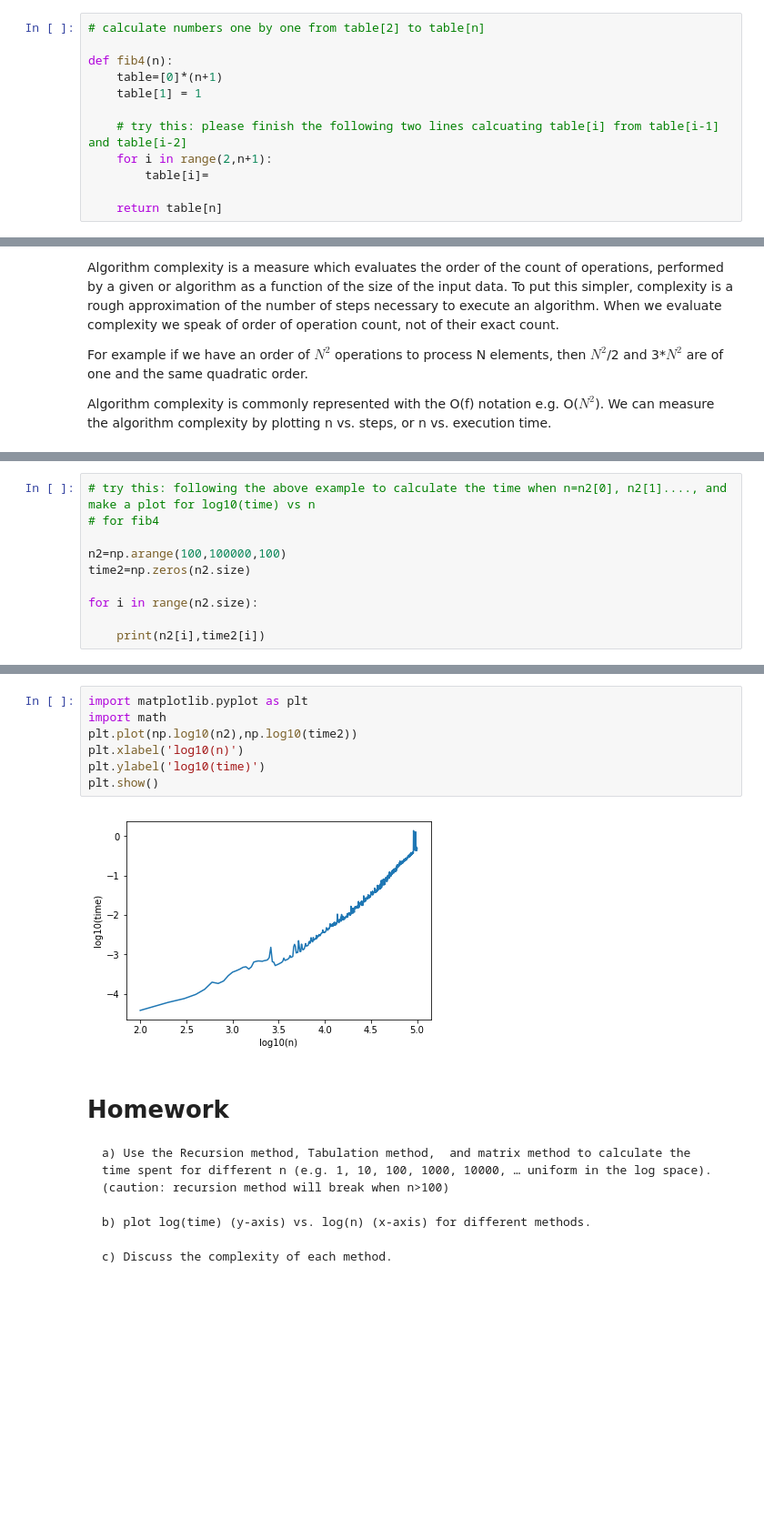
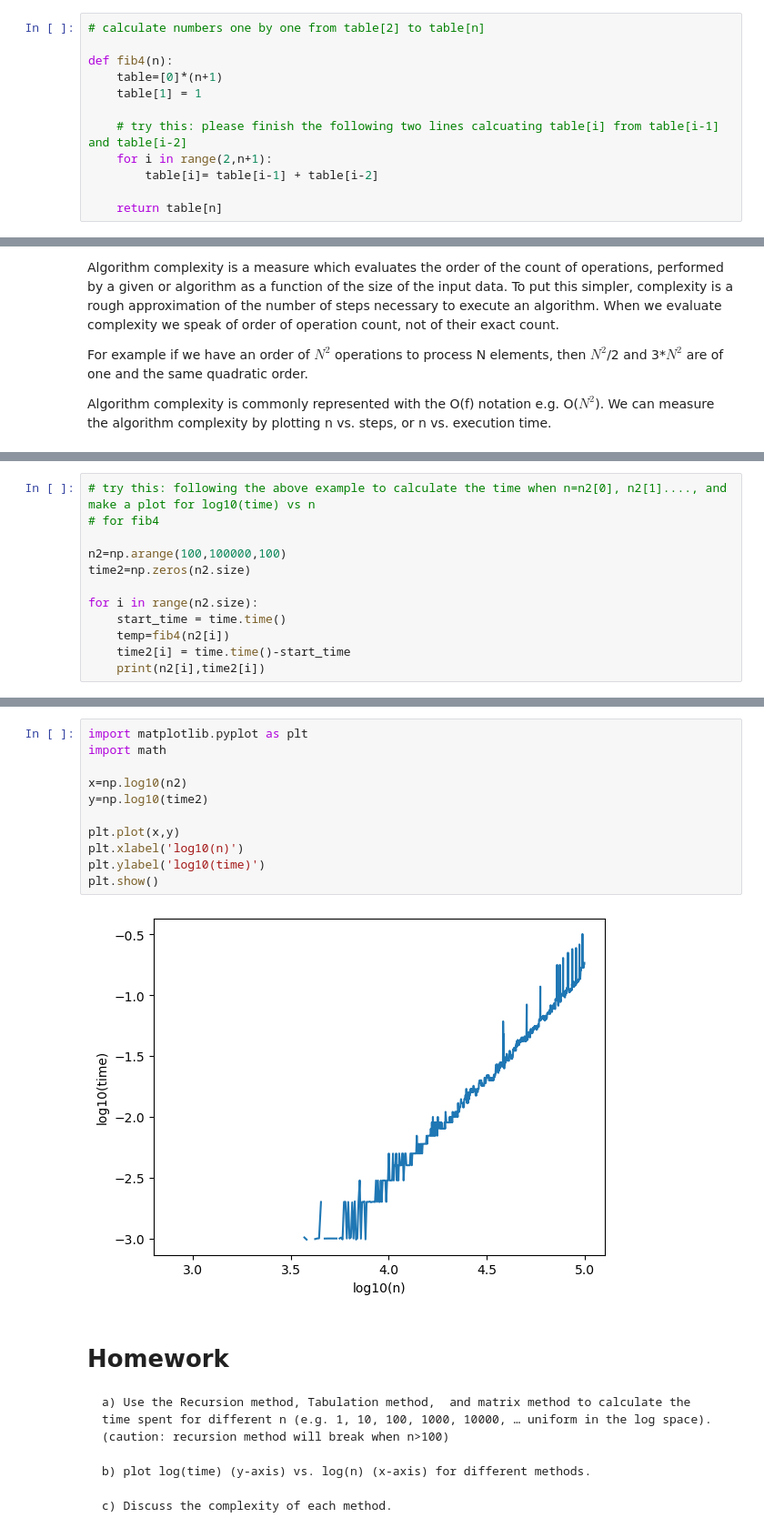
Before and after one commit to Eddie0Casillas/computational-physics-class-404-604-Spring-2024, a Jupyter notebook: Lect2_2.ipynb, the cells around one changed output, grey strips where cells are left out. Shown at 91% size. Drawn from its saved outputs; the diff is of its cells as text; blank space fills up the shorter version.

```diff
--- a/Lect2_2.ipynb
+++ b/Lect2_2.ipynb
@@ -122,7 +122,7 @@ def fib4(n):
 
     # try this: please finish the following two lines calcuating table[i] from table[i-1] and table[i-2]
     for i in range(2,n+1):
-        table[i]=
+        table[i]= table[i-1] + table[i-2]
 
     return table[n]
 # %%
@@ -238,6 +249,8 @@ n2=np.arange(100,100000,100)
 time2=np.zeros(n2.size)
 
 for i in range(n2.size):
-
+    start_time = time.time()
+    temp=fib4(n2[i])
+    time2[i] = time.time()-start_time
     print(n2[i],time2[i])
 # %% [output]
@@ -261,12 +274,16 @@ for i in range(n2.size):
 # %%
 import matplotlib.pyplot as plt
 import math
-plt.plot(np.log10(n2),np.log10(time2))
+
+x=np.log10(n2)
+y=np.log10(time2)
+
+plt.plot(x,y)
 plt.xlabel('log10(n)')
 plt.ylabel('log10(time)')
 plt.show()
 # %% [output]
-[figure, old version]
+[figure, new version]
 # %% [markdown]
 # Homework
 
```
Also changed, not shown: parts of 8 cells of this notebook.
